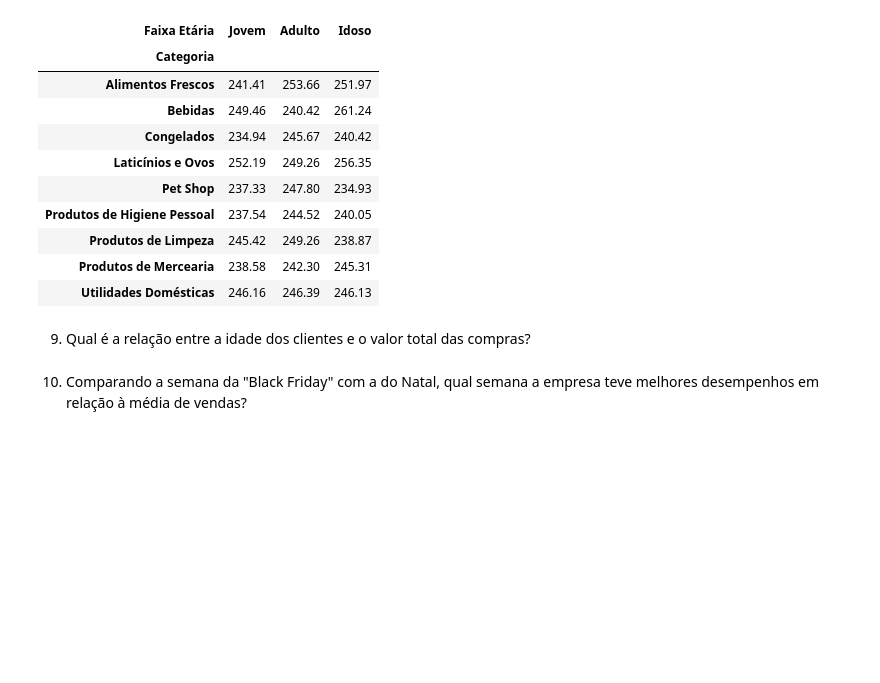
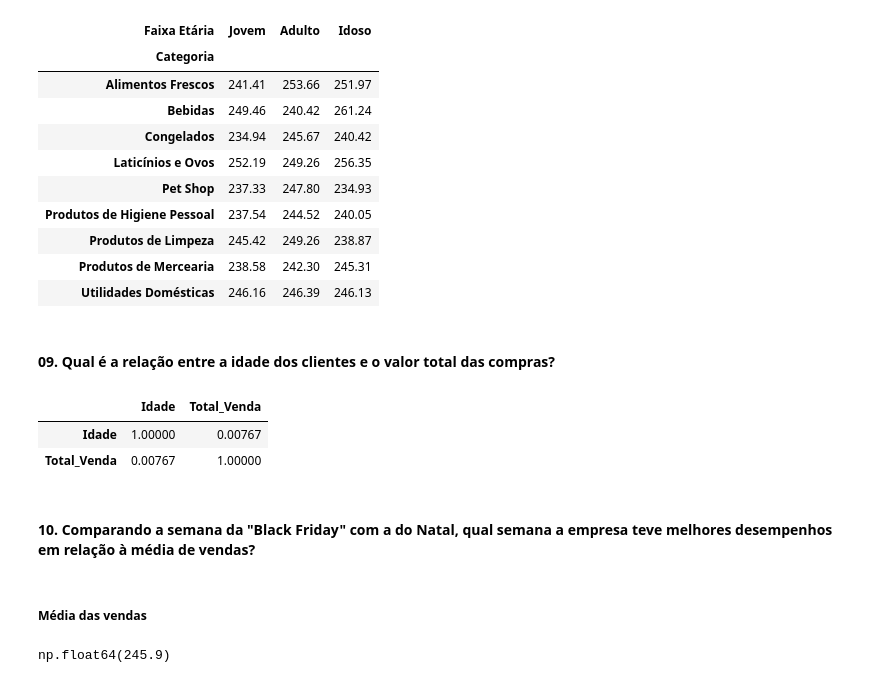
Before and after one commit to felipealbanez/Estudos, a Jupyter notebook: CAIXA_Verso/Módulo 02 - Análise Exploratória de Dados/Projeto_Final_AED.ipynb, the cells around one changed output. Drawn from its saved outputs; the diff is of its cells as text; code cells hidden in the pictures; blank space fills up the shorter version.

```diff
--- a/CAIXA_Verso/Módulo 02 - Análise Exploratória de Dados/Projeto_Final_AED.ipynb
+++ b/CAIXA_Verso/Módulo 02 - Análise Exploratória de Dados/Projeto_Final_AED.ipynb
@@ -460,7 +470,20 @@ tabela_ticket_medio
 | Produtos de Mercearia | 238.58 | 242.30 | 245.31 |
 | Utilidades Domésticas | 246.16 | 246.39 | 246.13 |
 # %% [markdown]
-09. Qual é a relação entre a idade dos clientes e o valor total das compras?
+#### 09. Qual é a relação entre a idade dos clientes e o valor total das compras?
+# %%
+correlacao_idade = df_vendas[['Idade', 'Total_Venda']].corr()
+correlacao_idade
+# %% [output]
+|  | Idade | Total_Venda |
+| Idade | 1.00000 | 0.00767 |
+| Total_Venda | 0.00767 | 1.00000 |
 # %% [markdown]
-10. Comparando a semana da "Black Friday" com a do Natal, qual semana a empresa teve melhores desempenhos em
-relação à média de vendas?
+#### 10. Comparando a semana da "Black Friday" com a do Natal, qual semana a empresa teve melhores desempenhos em relação à média de vendas?
+# %% [markdown]
+##### Média das vendas
+# %%
+media_geral = df_vendas['Total_Venda'].mean().round(2)
+media_geral
+# %% [output]
+np.float64(245.9)
```
Also changed, not shown: parts of 2 cells of this notebook.
